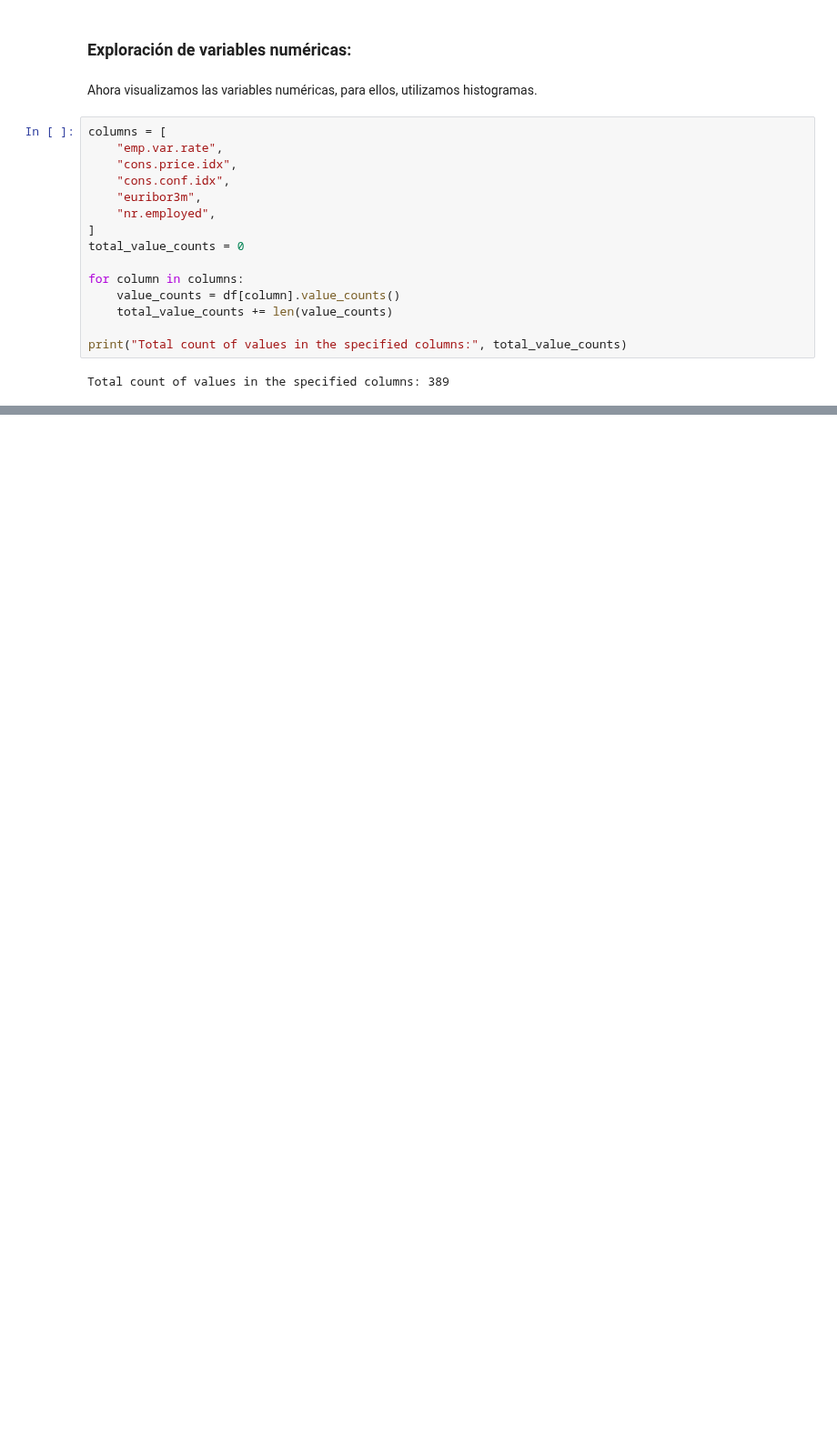
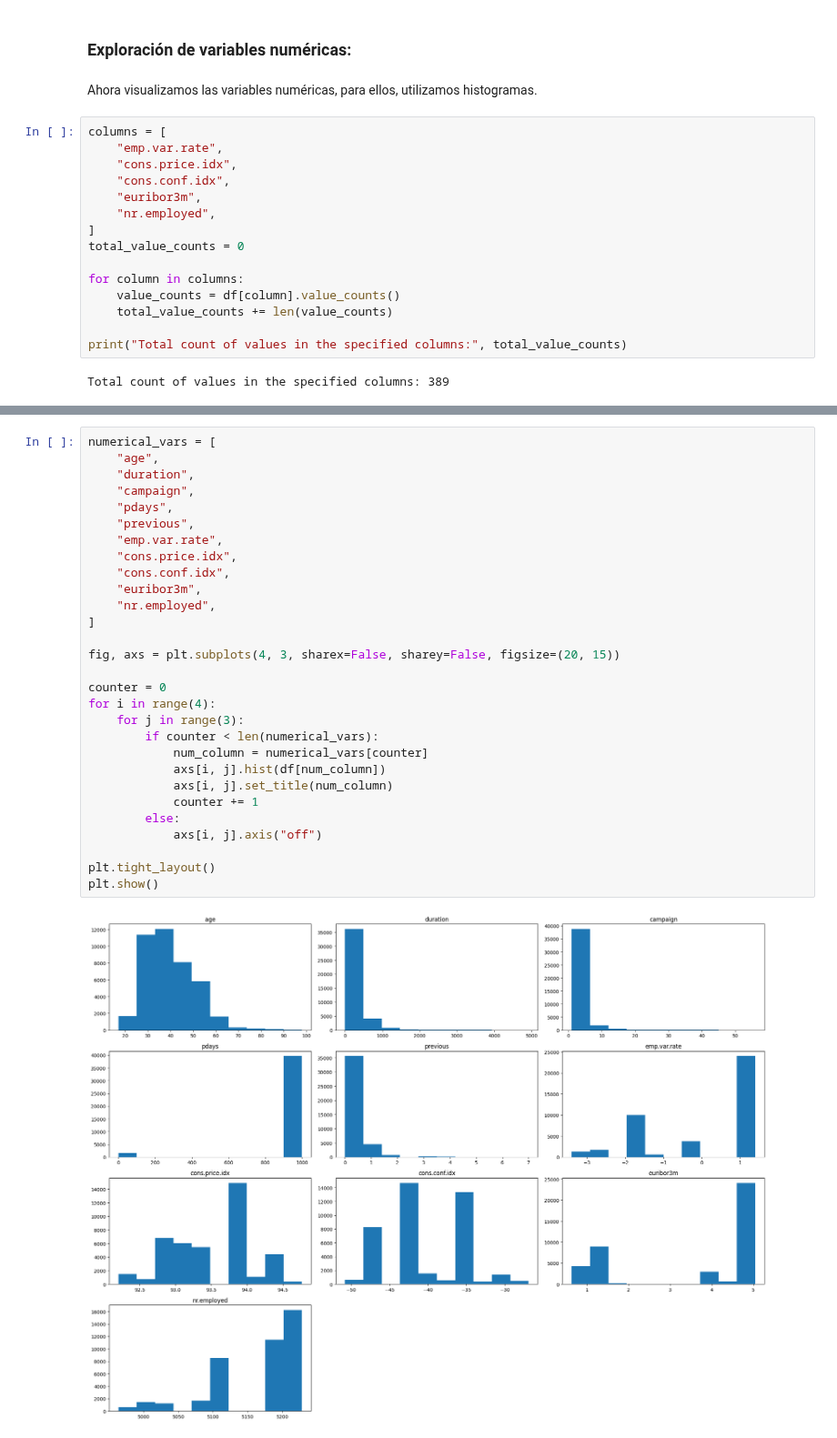
Before and after one commit to andres-mart/Coderhouse, a Jupyter notebook: 10. Estudios de Casos de Modelos Analíticos/Caso_N_1.ipynb, the cells around one changed output, grey strips where cells are left out. Shown at 91% size. Cells and saved outputs as stored; diff of their text form; blank space fills up the shorter version.

```diff
--- a/10. Estudios de Casos de Modelos Analíticos/Caso_N_1.ipynb
+++ b/10. Estudios de Casos de Modelos Analíticos/Caso_N_1.ipynb
@@ -268,0 +228,31 @@ plt.show()
+# %%
+numerical_vars = [
+    "age",
+    "duration",
+    "campaign",
+    "pdays",
+    "previous",
+    "emp.var.rate",
+    "cons.price.idx",
+    "cons.conf.idx",
+    "euribor3m",
+    "nr.employed",
+]
+
+fig, axs = plt.subplots(4, 3, sharex=False, sharey=False, figsize=(20, 15))
+
+counter = 0
+for i in range(4):
+    for j in range(3):
+        if counter < len(numerical_vars):
+            num_column = numerical_vars[counter]
+            axs[i, j].hist(df[num_column])
+            axs[i, j].set_title(num_column)
+            counter += 1
+        else:
+            axs[i, j].axis("off")
+
+plt.tight_layout()
+plt.show()
+# %% [output]
+[figure, added]
```
Also changed, not shown: parts of 13 cells of this notebook.
